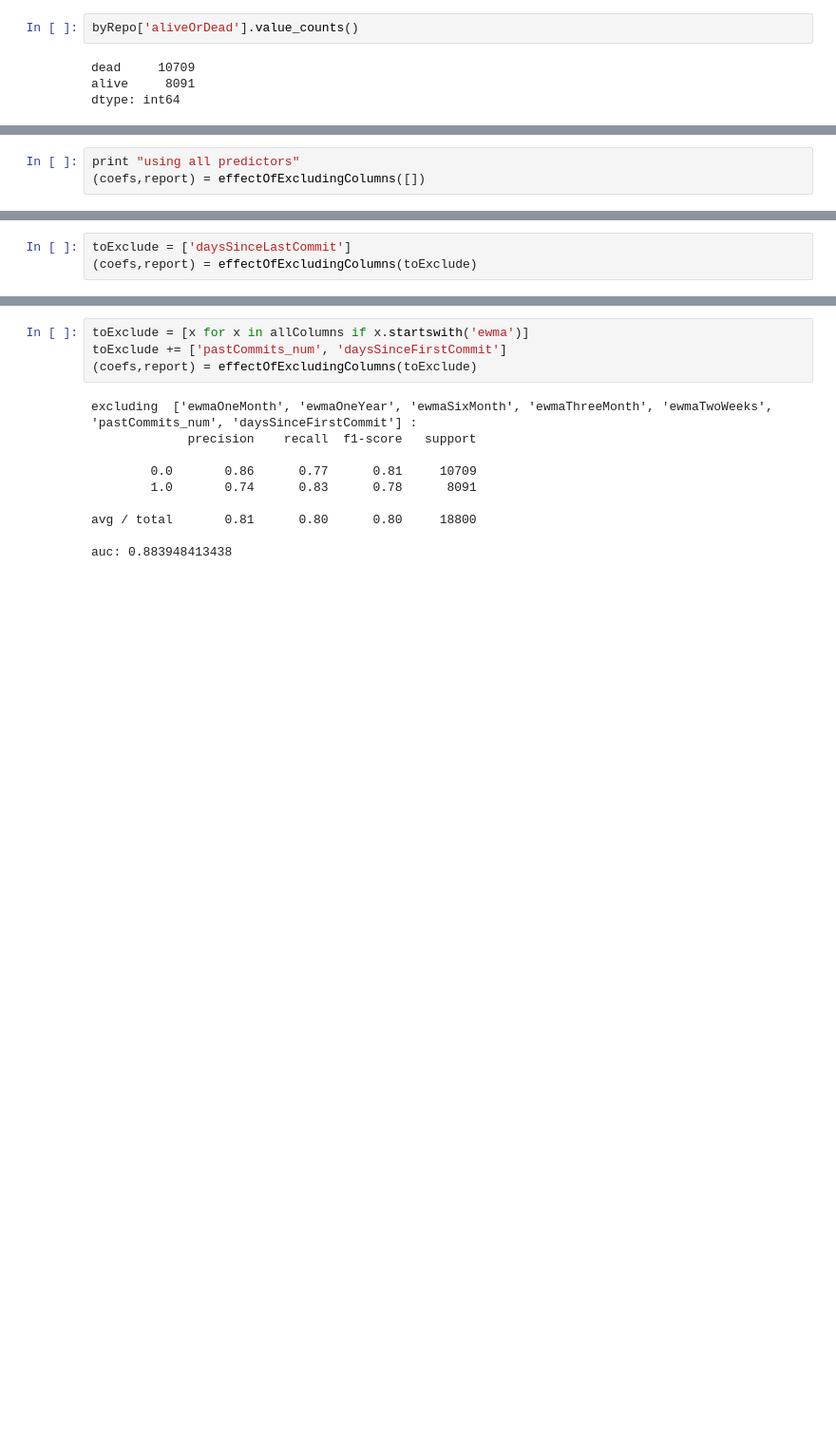
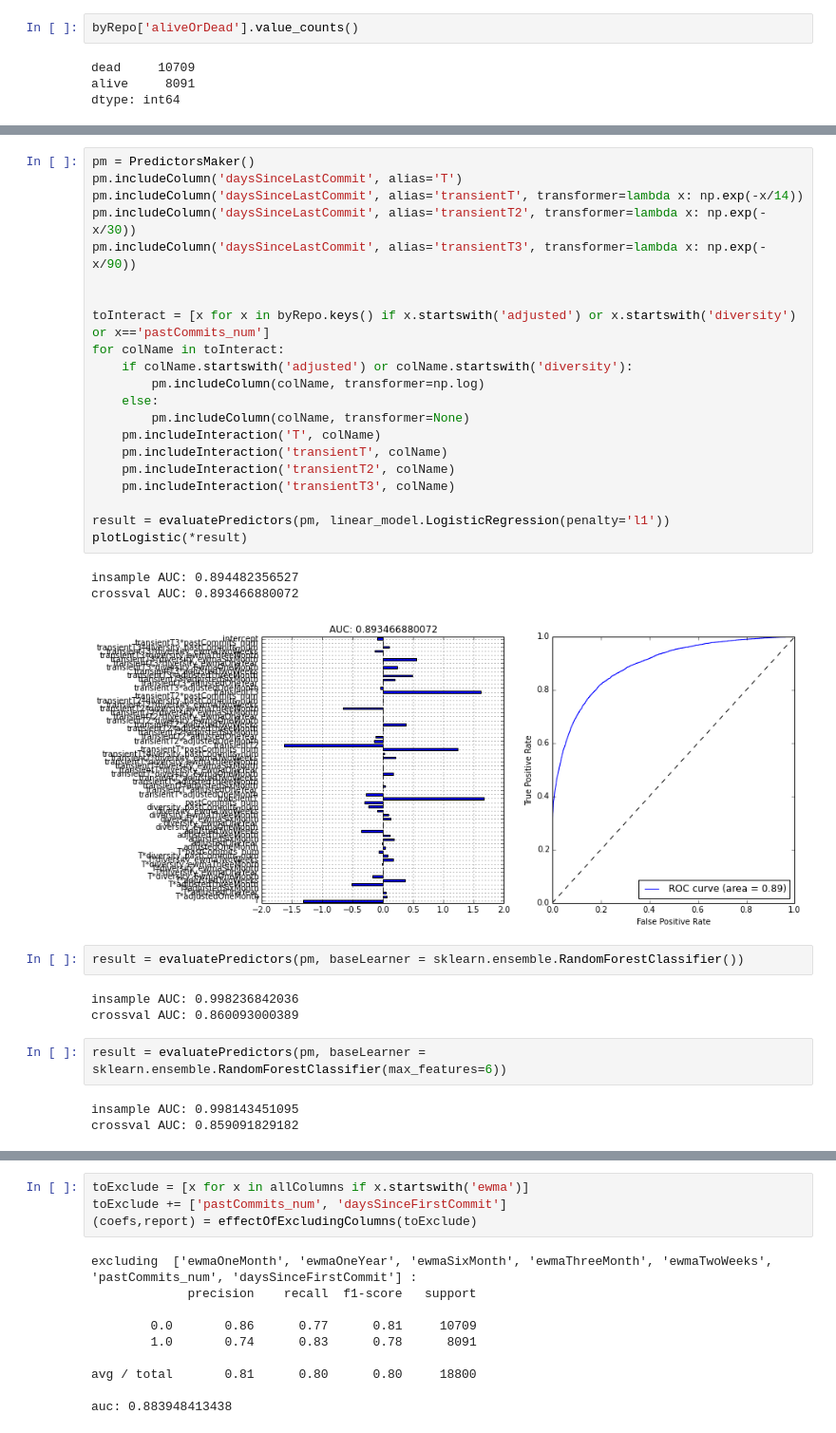
Before and after one commit to gauthamnair/repopulse, a Jupyter notebook: featureImportanceInLogisticRegression.ipynb, the cells around one changed output, grey strips where cells are left out. Shown at 95% size. Saved outputs shown, nothing was run; the diff lists cells and outputs as text; blank space fills up the shorter version.

```diff
--- a/featureImportanceInLogisticRegression.ipynb
+++ b/featureImportanceInLogisticRegression.ipynb
@@ -67,3 +35,0 @@ def effectOfExcludingColumns(toExclude = None, includeOnly = None):
-# %%
-print "using all predictors"
-(coefs,report) = effectOfExcludingColumns([])
@@ -83,3 +35,0 @@ auc: 0.88888497067
-# %%
-toExclude = ['daysSinceLastCommit']
-(coefs,report) = effectOfExcludingColumns(toExclude)
@@ -111,0 +124,35 @@ auc: 0.886823231756
+# %%
+pm = PredictorsMaker()
+pm.includeColumn('daysSinceLastCommit', alias='T')
+pm.includeColumn('daysSinceLastCommit', alias='transientT', transformer=lambda x: np.exp(-x/14))
+pm.includeColumn('daysSinceLastCommit', alias='transientT2', transformer=lambda x: np.exp(-x/30))
+pm.includeColumn('daysSinceLastCommit', alias='transientT3', transformer=lambda x: np.exp(-x/90))
+
+
+toInteract = [x for x in byRepo.keys() if x.startswith('adjusted') or x.startswith('diversity') or x=='pastCommits_num']
+for colName in toInteract:
+    if colName.startswith('adjusted') or colName.startswith('diversity'):
+        pm.includeColumn(colName, transformer=np.log)
+    else:
+        pm.includeColumn(colName, transformer=None)
+    pm.includeInteraction('T', colName)
+    pm.includeInteraction('transientT', colName)
+    pm.includeInteraction('transientT2', colName)
+    pm.includeInteraction('transientT3', colName)
+
+result = evaluatePredictors(pm, linear_model.LogisticRegression(penalty='l1'))
+plotLogistic(*result)
+# %% [output]
+insample AUC: 0.894482356527
+crossval AUC: 0.893466880072
+[figure, added]
+# %%
+result = evaluatePredictors(pm, baseLearner = sklearn.ensemble.RandomForestClassifier())
+# %% [output]
+insample AUC: 0.998236842036
+crossval AUC: 0.860093000389
+# %%
+result = evaluatePredictors(pm, baseLearner = sklearn.ensemble.RandomForestClassifier(max_features=6))
+# %% [output]
+insample AUC: 0.998143451095
+crossval AUC: 0.859091829182
```
Also changed, not shown: parts of 20 cells of this notebook, 4 other files.
